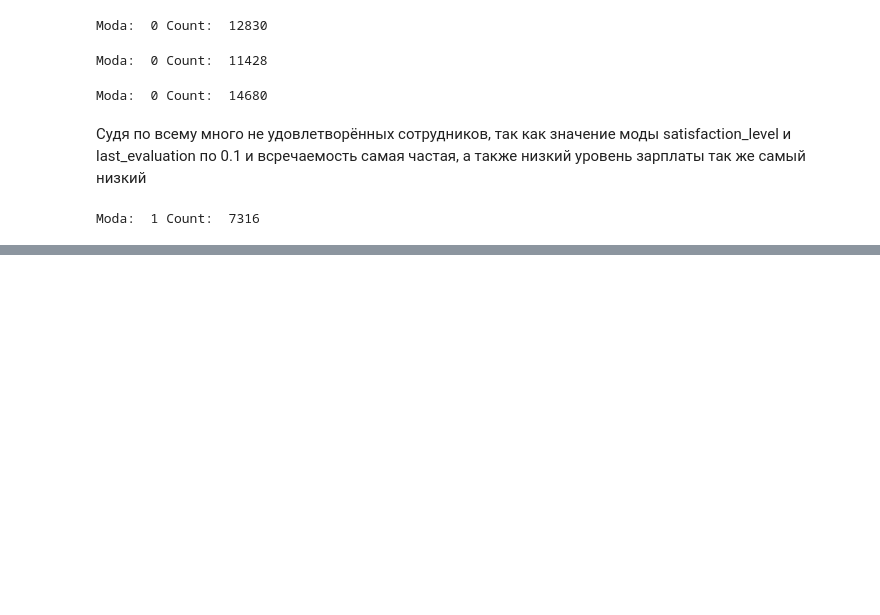
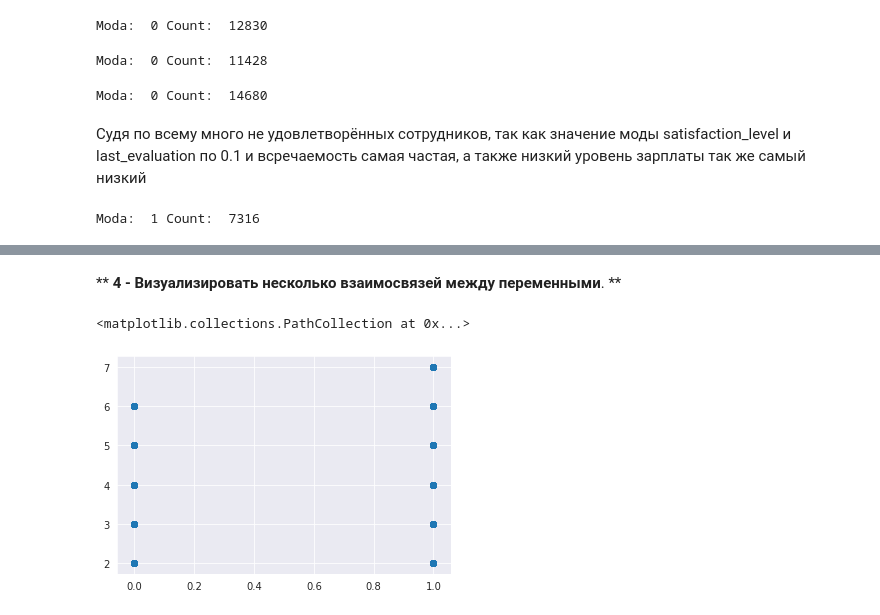
Before and after one commit to Geringer13/Netology_pyda, a Jupyter notebook: Diploma_work.ipynb, the cells around one changed output, grey strips where cells are left out. Cells and saved outputs as stored; diff of their text form; code cells hidden in the pictures; blank space fills up the shorter version.

```diff
--- a/Diploma_work.ipynb
+++ b/Diploma_work.ipynb
@@ -281,0 +308,10 @@ data.head()
+# %% [markdown]
+** **4 - Визуализировать несколько взаимосвязей между переменными**.
+**
+# %%
+# Одной из задач является понять, почему люди покидают компанию, на этом графике видно, что у уволившихся сотрудников могло быть до 7 дополнительных проектов, в том время, как
+# у оставшихся максимум 6
+plt.scatter(data['left'], data['number_project'])
+# %% [output]
+<matplotlib.collections.PathCollection at 0x...>
+[figure, added]
```
Also changed, not shown: parts of 31 cells of this notebook.
